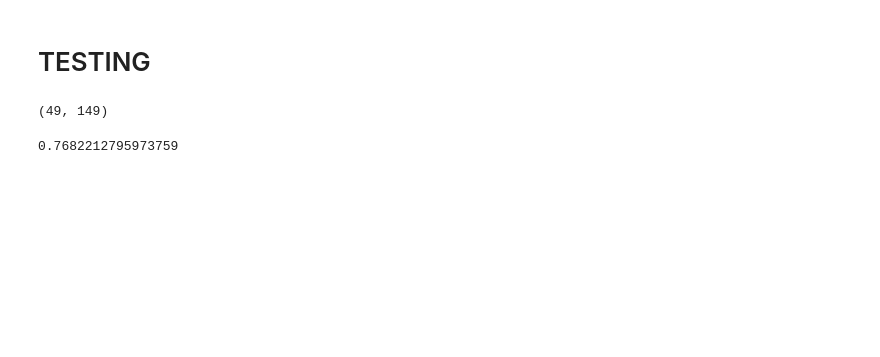
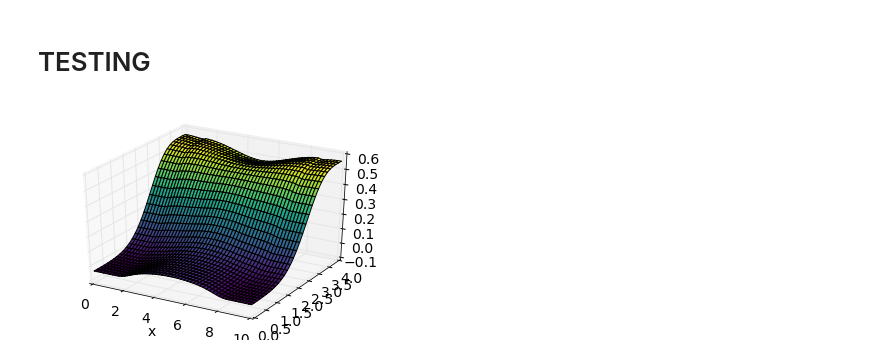
Before and after one commit to numerical-mooc/assignment-bank-2016, a Jupyter notebook: morrill/testing_with_waves.ipynb, the cells around one changed output. Saved outputs shown, nothing was run; the diff lists cells and outputs as text; code cells hidden in the pictures; blank space fills up the shorter version.

```diff
--- a/morrill/testing_with_waves.ipynb
+++ b/morrill/testing_with_waves.ipynb
@@ -19,12 +19,12 @@ y = numpy.linspace(0,Ly,ny) # array for plotting in y
 X,Y = numpy.meshgrid(x,y)   # mesh grid for plotting
 
 #sigma = 0.2
-c = 1 # approximate speed of sound [m/s]
+c = 1. # approximate speed of sound [m/s]
 # from http://www.engineeringtoolbox.com/sound-speed-liquids-d_715.html
 
 # time discretization
 time = 1       # total time in seconds
-nt = 400        # number of time steps
+nt = 1400        # number of time steps
 dt = (dx**2*dy**2/(dx**2 + dy**2))**(1/2) # time increment
 # %%
 def init_cond(ny,nx,Lx,Ly,X,Y):
@@ -72,10 +72,24 @@ def solve_wave(pi, dy, dx, nt, dt, c):
 
     Parameters:
     -----------
+    pi: 2D array of float
+        initial wave condition
+    dy: float
+        spatial step in y direction
+    dx: float
+        spatial step in x direction
+    nt: int
+        number of time steps
+    dt: float
+        temporal step
+    c:  float
+        wavespeed
 
     Returns:
     --------
-
+    p: 3D array of float
+       Solution to the wave equation at each time step defined by nt
+       Indexing: p[time step, y coordinate, x coordinate]
     """
     # these help to simplify expression (s = sigma)
     sx = c*dt/dx
@@ -87,8 +101,8 @@ def solve_wave(pi, dy, dx, nt, dt, c):
 
     """_____________________________begin_first_time_step________________________________"""
     # For first time step:
-    g = numpy.ones((ny,nx))*-1     # 2nd initial condition du/dt = g(x,y)
-    p[1] = p[0]
+    g = numpy.ones((ny,nx))*0     # 2nd initial condition du/dt = g(x,y)
+    # interior points
     p[1,1:-1,1:-1] = 1/2*sx**2*(p[0,1:-1,2:] + p[0,1:-1,:-2]) +\
                      1/2*sy**2*(p[0,2:,1:-1] + p[0,:-2,1:-1]) -\
                      (1 - sx**2 - sy**2)*p[0,1:-1,1:-1] +\
@@ -227,22 +241,16 @@ pi = init_cond(ny,nx,Lx,Ly,X,Y)
 p = solve_wave(pi.copy(),dy,dx,nt,dt,c)
 # %% [markdown]
 # TESTING
-# %%
-numpy.shape(p[0,1:-1,1:-1])
-# %% [output]
-(49, 149)
-# %%
-c*dt/dx
-# %% [output]
-0.7682212795973759
 # %%
 pi = init_cond(ny,nx,Lx,Ly,X,Y)
 fig = pyplot.figure()
 ax = fig.add_subplot(111,projection='3d')
-ax.plot_surface(X,Y,p[30],rstride=5,cstride=5,cmap=cm.viridis)
+ax.plot_surface(X,Y,p[399],rstride=5,cstride=5,cmap=cm.viridis)
 ax.set_xlim(0,10)
 ax.set_ylim(0,4)
 ax.set_xlabel('x');
+# %% [output]
+[figure, added]
 # %%
 fig = pyplot.figure(figsize=(8,12))
 ax1 = fig.add_subplot(411)
```
Also changed, not shown: parts of 8 cells of this notebook.
